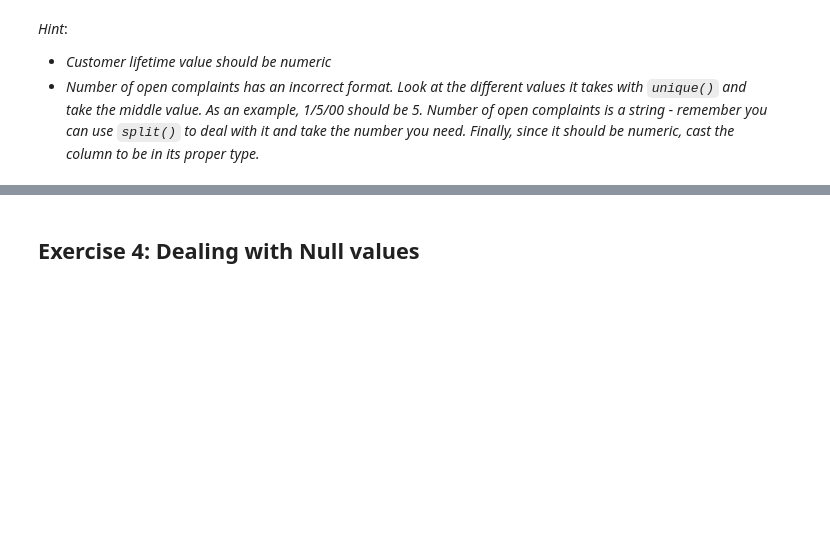
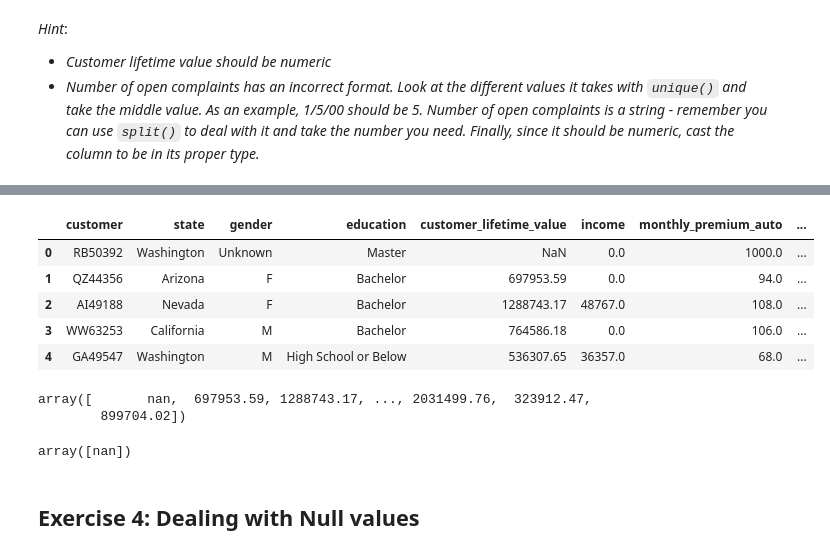
Before and after one commit to SheryllD/lab-dw-data-cleaning-and-formatting, a Jupyter notebook: lab-dw-data-cleaning-and-formatting.ipynb, the cells around one changed output, grey strips where cells are left out. Drawn from its saved outputs; the diff is of its cells as text; code cells hidden in the pictures; blank space fills up the shorter version.

```diff
--- a/lab-dw-data-cleaning-and-formatting.ipynb
+++ b/lab-dw-data-cleaning-and-formatting.ipynb
@@ -120,2 +121,15 @@ array(['Unknown', 'Female', 'Male'], dtype=object)
 # %%
 # State abbreviations be can replaced with its full name, for example "AZ": "Arizona", "Cali": "California", "WA": "Washington"*
+df['state'] = df['state'].replace({
+    "AZ": "Arizona",
+    "Cali": "California",
+    "WA": "Washington",
+    "NY": "New York",
+    "TX": "Texas",
+    "nan": "Unknown"
+})
+
+# Replacing the nan with "Unknown"
+df['state'] = df['state'].fillna("Unknown")
+
+df.state.unique()
@@ -122,2 +139,11 @@ array(['Unknown', 'Female', 'Male'], dtype=object)
 # %%
 # In education, "Bachelors" could be replaced by "Bachelor"*
+
+df.education.unique()
+df["education"] = df["education"].replace({
+    "Bachelors" : "Bachelor",
+})
+
+# Replacing the nan with "Unknown"
+df['education'] = df['education'].fillna("Unknown")
+df.education.unique()
@@ -124,2 +153,5 @@ array(['Unknown', 'Female', 'Male'], dtype=object)
 # %%
 # In Customer Lifetime Value, delete the `%` character*
+df['customer_lifetime_value'] = df['customer_lifetime_value'].apply(lambda x: float(x.replace('%', '')) if isinstance(x, str) else x)
+# print(df)
+df.customer_lifetime_value.unique()
@@ -140,3 +201,27 @@ It is important to note that this exercise does not involve handling null values
+# %%
+df.head()
+# %% [output]
+|  | customer | state | gender | education | customer_lifetime_value | income | monthly_premium_auto | ... |
+| 0 | RB50392 | Washington | Unknown | Master | NaN | 0.0 | 1000.0 | ... |
+| 1 | QZ44356 | Arizona | F | Bachelor | 697953.59 | 0.0 | 94.0 | ... |
+| 2 | AI49188 | Nevada | F | Bachelor | 1288743.17 | 48767.0 | 108.0 | ... |
+| 3 | WW63253 | California | M | Bachelor | 764586.18 | 0.0 | 106.0 | ... |
+| 4 | GA49547 | Washington | M | High School or Below | 536307.65 | 36357.0 | 68.0 | ... |
+# %%
+df['customer_lifetime_value'] = df['customer_lifetime_value'].apply(
+    lambda x: float(str(x).replace('%', '')) if pd.notnull(x) else np.nan
+)
+df.customer_lifetime_value.unique()
+# %% [output]
+array([       nan,  697953.59, 1288743.17, ..., 2031499.76,  323912.47,
+        899704.02])
+# %%
+df['number_of_open_complaints'] = df['number_of_open_complaints'].apply(
+    lambda x: int(x.split('/')[1]) if isinstance(x, str) and '/' in x else np.nan
+)
+df.number_of_open_complaints.unique()
+# %% [output]
+array([nan])
 # %% [markdown]
 ## Exercise 4: Dealing with Null values
 # %% [markdown]
```
Also changed, not shown: parts of 19 cells of this notebook, 3 other files.
